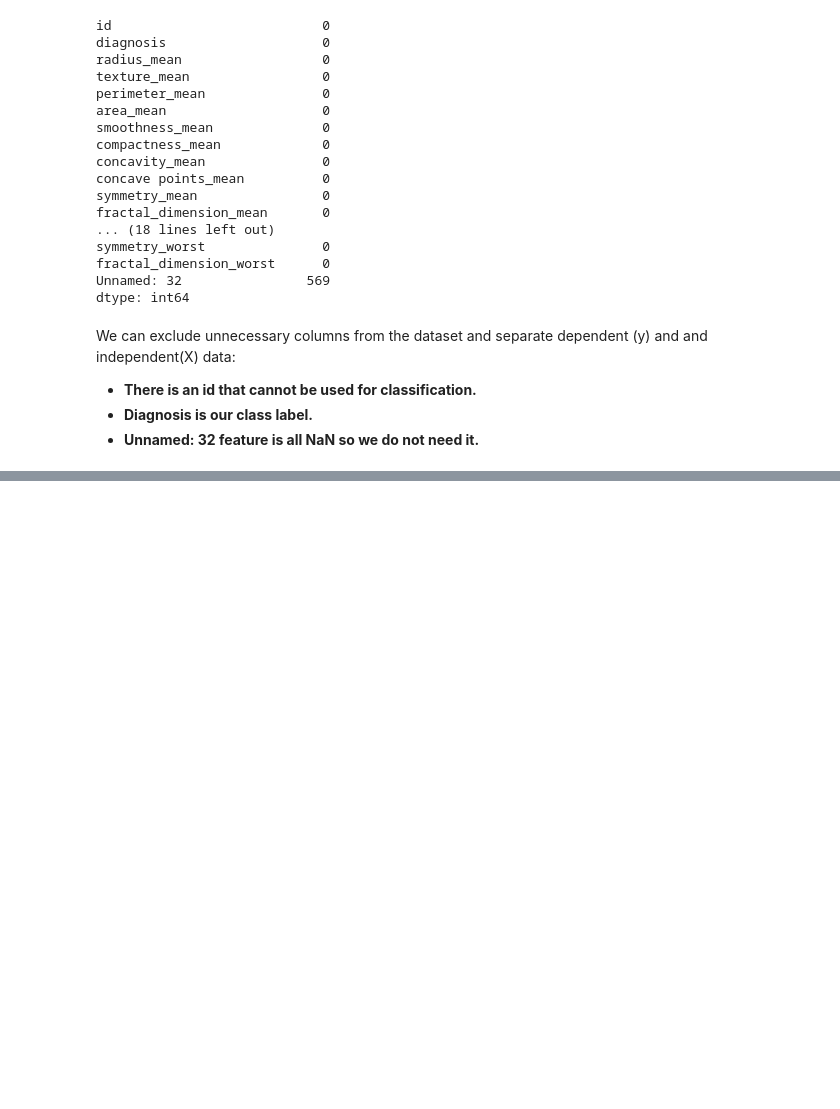
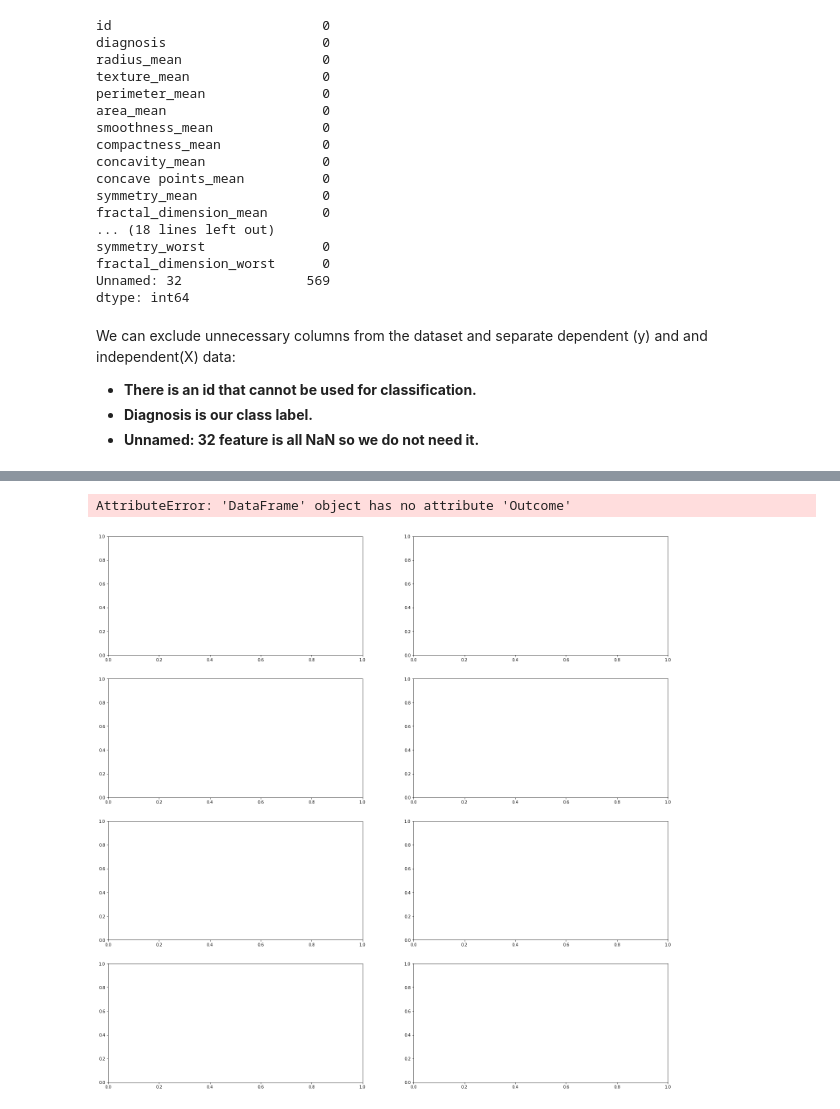
Before and after one commit to rafaesam/Causal-Inference, a Jupyter notebook: notebooks/EDA.ipynb, the cells around one changed output, grey strips where cells are left out. Cells and saved outputs as stored; diff of their text form; code cells hidden in the pictures; blank space fills up the shorter version.

```diff
--- a/notebooks/EDA.ipynb
+++ b/notebooks/EDA.ipynb
@@ -102,0 +193,17 @@ X = data.drop(list_drp,axis = 1 )
+# %%
+fig = plt.figure(figsize=(25, 25))
+axs = [fig.add_subplot(4,2, i+1) for i in range(8)]
+
+for i, column in enumerate(data.columns[:-1]):
+    sns.distplot(data[data.Outcome==1][column], ax=axs[i], color='darkorange', label='Yes')
+    sns.distplot(data[data.Outcome==0][column], ax=axs[i], color='darkgreen', label='No')
+    axs[i].set_title('Distribution for {}'.format(column),fontweight='bold', fontsize=20)
+    axs[i].legend(fontsize=20)
+plt.show()
+
+ax = sns.distplot(df['Outcome'], color='darkorange')
+ax.set_title('Distribution for {}'.format('Outcome'),fontweight='bold', fontsize=15)
+plt.show()
+# %% [output]
+AttributeError: 'DataFrame' object has no attribute 'Outcome'
+[figure, added]
```
Also changed, not shown: parts of 8 cells of this notebook, 5 other files.
